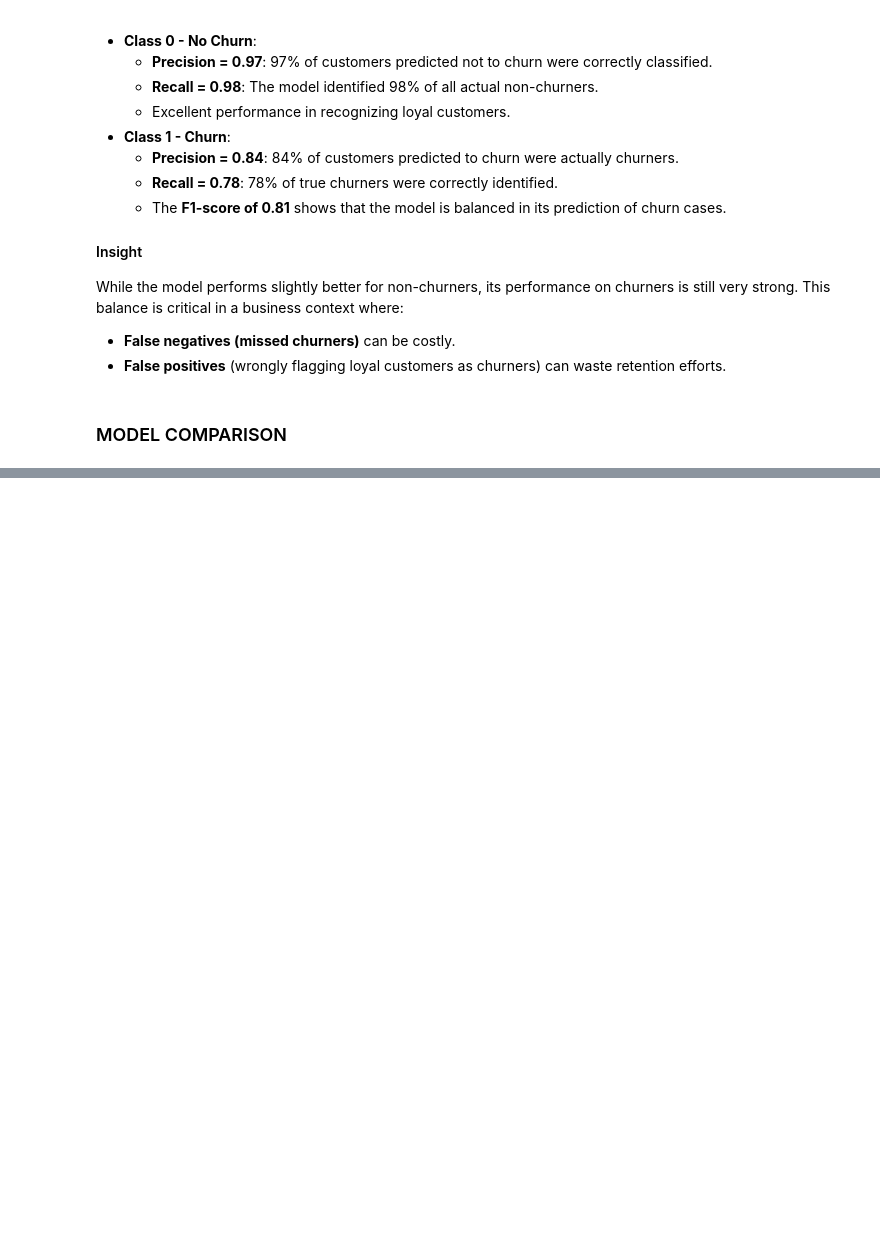
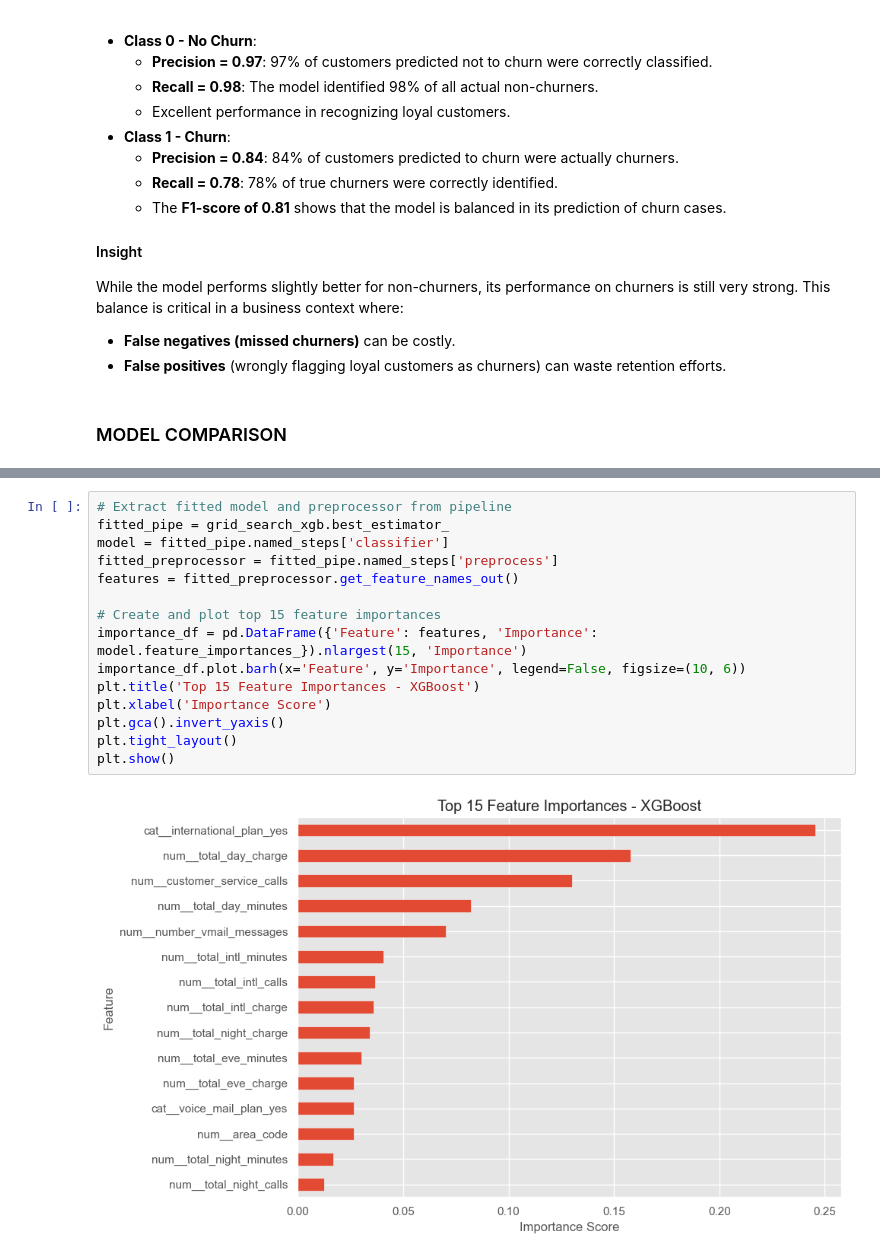
Before and after one commit to Mathews-Odongo/Customer_Churn, a Jupyter notebook: notebooks/Customer_churn.ipynb, the cells around one changed output, grey strips where cells are left out. Cells and saved outputs as stored; diff of their text form; blank space fills up the shorter version.

Commit message:
Visualize top 15 features for xgb model.

```diff
--- a/notebooks/Customer_churn.ipynb
+++ b/notebooks/Customer_churn.ipynb
@@ -971,0 +982,17 @@ This supports the decision to prioritize tree-based models for deployment or fur
+# %%
+# Extract fitted model and preprocessor from pipeline
+fitted_pipe = grid_search_xgb.best_estimator_
+model = fitted_pipe.named_steps['classifier']
+fitted_preprocessor = fitted_pipe.named_steps['preprocess']
+features = fitted_preprocessor.get_feature_names_out()
+
+# Create and plot top 15 feature importances
+importance_df = pd.DataFrame({'Feature': features, 'Importance': model.feature_importances_}).nlargest(15, 'Importance')
+importance_df.plot.barh(x='Feature', y='Importance', legend=False, figsize=(10, 6))
+plt.title('Top 15 Feature Importances - XGBoost')
+plt.xlabel('Importance Score')
+plt.gca().invert_yaxis()
+plt.tight_layout()
+plt.show()
+# %% [output]
+[figure, added]
```
Also changed, not shown: parts of 3 cells of this notebook.
